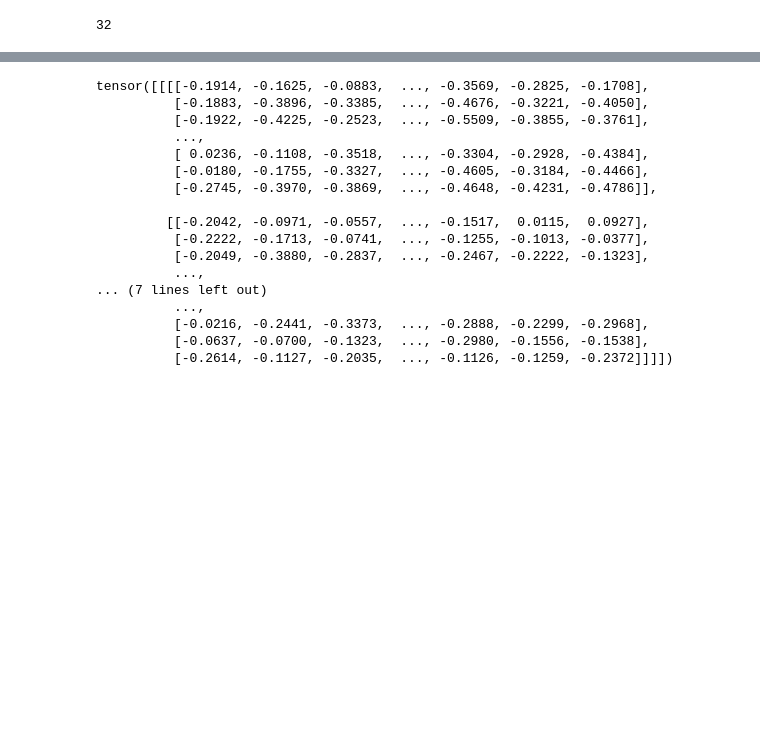
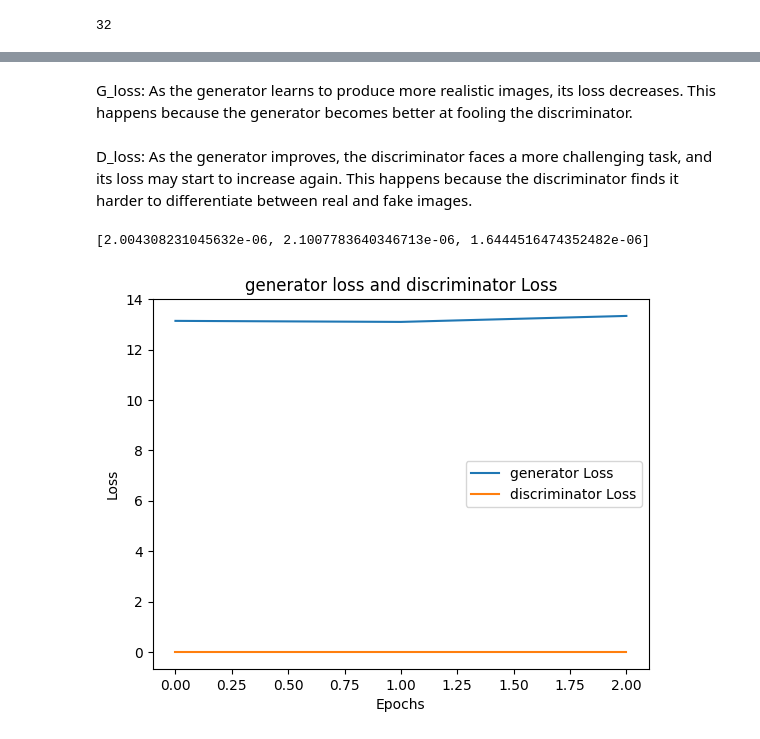
Before and after one commit to peteray-dev/GAN_Painter, a Jupyter notebook: I_AM_SOMETHING_OF_A_PAINTER_MYSELF.ipynb, the cells around one changed output, grey strips where cells are left out. Saved outputs shown, nothing was run; the diff lists cells and outputs as text; code cells hidden in the pictures; blank space fills up the shorter version.

Commit message:
need improvement, for generator to generate something similar to the real image

```diff
--- a/I_AM_SOMETHING_OF_A_PAINTER_MYSELF.ipynb
+++ b/I_AM_SOMETHING_OF_A_PAINTER_MYSELF.ipynb
@@ -330,9 +330,13 @@ for data in photo_loader:
 # %% [output]
 32
 # %%
-num_epochs = 10
+num_epochs = 100
 # Training loop
+g_loss_epoch = []
+d_loss_epoch = []
 for epoch in range(num_epochs):
+    g_loss_btch = []
+    d_loss_btch = []
     for i, imgs in enumerate(tqdm(photo_loader)):
 
         # Adversarial ground truths
@@ -359,6 +363,10 @@ for epoch in range(num_epochs):
         g_loss.backward()
         optimizer_G.step()
 
+        g_loss_btch.append(g_loss.item())
+
+
+
         # ---------------------
         #  Train Discriminator
         # ---------------------
@@ -373,5 +381,14 @@ for epoch in range(num_epochs):
         d_loss.backward()
         optimizer_D.step()
 
-    print(f"[Epoch {epoch}/{num_epochs}] [Batch {i}/{len(photo_loader)}] [D loss: {d_loss.item():.4f}] [G loss: {g_loss.item():.4f}]")
+        d_loss_btch.append(d_loss.item())
+
+    g_loss_act = sum(g_loss_btch)/len(g_loss_btch)
+    d_loss_act = sum(d_loss_btch)/len(d_loss_btch)
+    g_loss_epoch.append(g_loss_act)
+    d_loss_epoch.append(d_loss_act)
+
+
+
+    print(f"[Epoch {epoch}/{num_epochs}] [Batch {i}/{len(photo_loader)}] [D loss: {d_loss_act:.4f}] [G loss: {g_loss_act:.4f}]")
 # %% [output]
@@ -396,20 +399,20 @@ KeyboardInterrupt:
-# %%
-generated_image
-# %% [output]
-tensor([[[[-0.1914, -0.1625, -0.0883,  ..., -0.3569, -0.2825, -0.1708],
-          [-0.1883, -0.3896, -0.3385,  ..., -0.4676, -0.3221, -0.4050],
-          [-0.1922, -0.4225, -0.2523,  ..., -0.5509, -0.3855, -0.3761],
-          ...,
-          [ 0.0236, -0.1108, -0.3518,  ..., -0.3304, -0.2928, -0.4384],
-          [-0.0180, -0.1755, -0.3327,  ..., -0.4605, -0.3184, -0.4466],
-          [-0.2745, -0.3970, -0.3869,  ..., -0.4648, -0.4231, -0.4786]],
-
-         [[-0.2042, -0.0971, -0.0557,  ..., -0.1517,  0.0115,  0.0927],
-          [-0.2222, -0.1713, -0.0741,  ..., -0.1255, -0.1013, -0.0377],
-          [-0.2049, -0.3880, -0.2837,  ..., -0.2467, -0.2222, -0.1323],
-          ...,
-... (7 lines left out)
-          ...,
-          [-0.0216, -0.2441, -0.3373,  ..., -0.2888, -0.2299, -0.2968],
-          [-0.0637, -0.0700, -0.1323,  ..., -0.2980, -0.1556, -0.1538],
-          [-0.2614, -0.1127, -0.2035,  ..., -0.1126, -0.1259, -0.2372]]]])
+# %% [markdown]
+G_loss: As the generator learns to produce more realistic images, its loss decreases. This happens because the generator becomes better at fooling the discriminator.
+# %% [markdown]
+D_loss: As the generator improves, the discriminator faces a more challenging task, and its loss may start to increase again. This happens because the discriminator finds it harder to differentiate between real and fake images.
+# %%
+d_loss_epoch
+# %% [output]
+[2.004308231045632e-06, 2.1007783640346713e-06, 1.6444516474352482e-06]
+# %%
+# Plotting the loss curves
+plt.figure()
+plt.plot(g_loss_epoch, label='generator Loss')
+plt.plot(d_loss_epoch, label='discriminator Loss')
+plt.xlabel('Epochs')
+plt.ylabel('Loss')
+plt.title('generator loss and discriminator Loss')
+plt.legend()
+plt.show()
+# %% [output]
+[figure, added]
```
Also changed, not shown: parts of 1 cell of this notebook.
